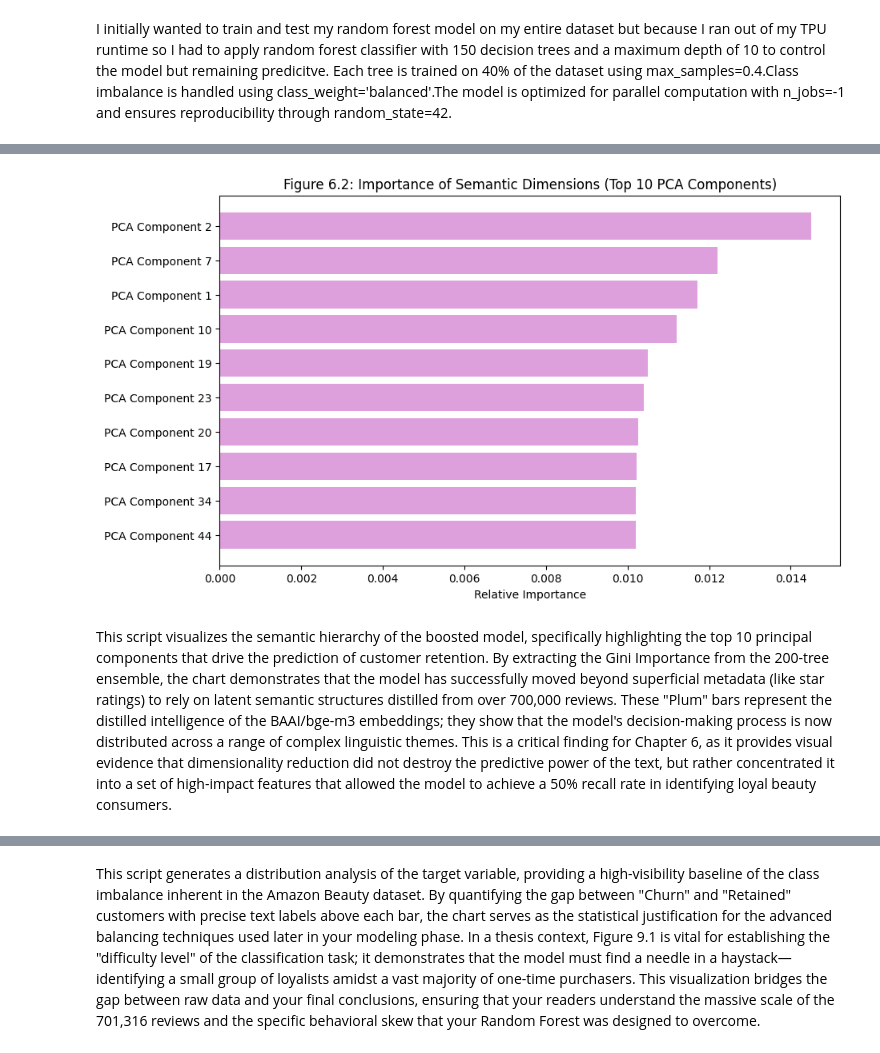
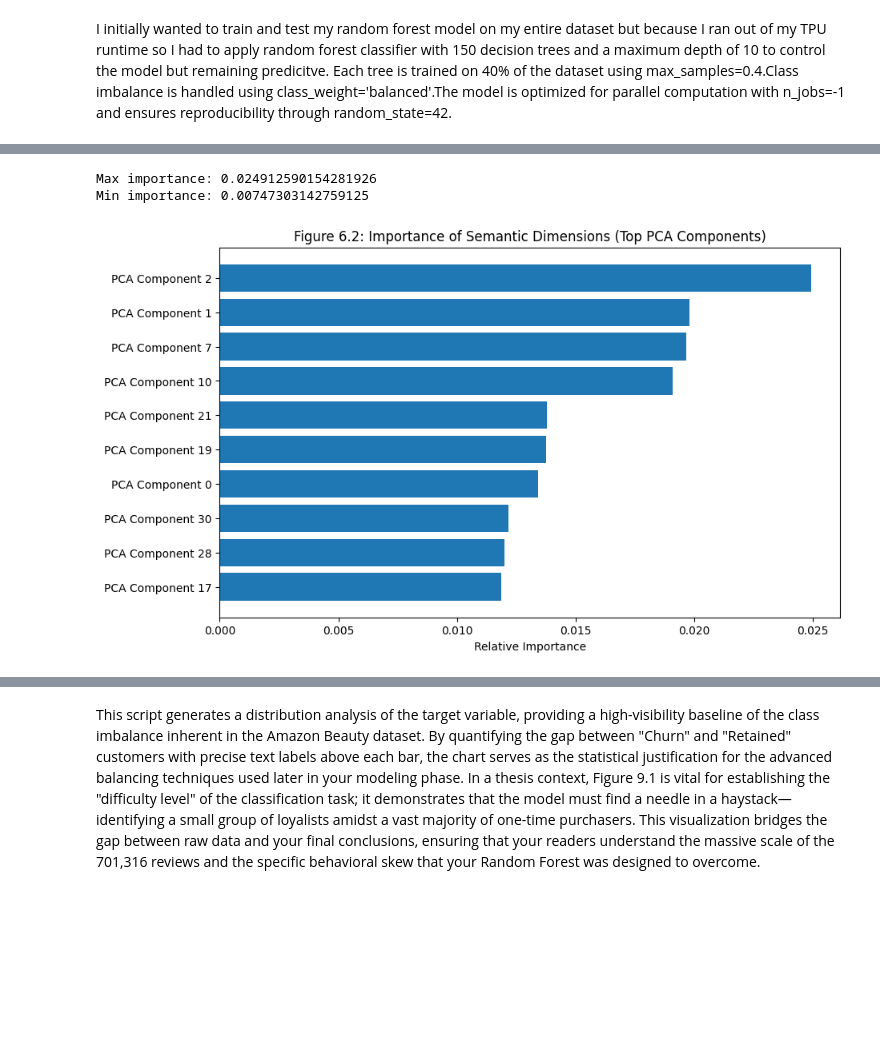
Before and after one commit to yourfavkomal/my-thesis, a Jupyter notebook: thesis_1.ipynb, the cells around one changed output, grey strips where cells are left out. Drawn from its saved outputs; the diff is of its cells as text; code cells hidden in the pictures; blank space fills up the shorter version.

```diff
--- a/thesis_1.ipynb
+++ b/thesis_1.ipynb
@@ -468,21 +502,38 @@ This result represents a successful optimization of the model's sensitivity, eff
 # %%
 import numpy as np
 import matplotlib.pyplot as plt
 
-# Get feature importance from the boosted model
-importances = rf_boosted.feature_importances_
-indices = np.argsort(importances)[-10:] # Top 10 PCA components
+# ALWAYS use the correct trained model
+importances = rf_model.feature_importances_
+
+# Safety check (VERY IMPORTANT)
+print("Max importance:", np.max(importances))
+print("Min importance:", np.min(importances))
+
+# Top 10 features
+indices = np.argsort(importances)[-10:]
 
 plt.figure(figsize=(10, 6))
-plt.title("Figure 6.2: Importance of Semantic Dimensions (Top 10 PCA Components)")
-plt.barh(range(len(indices)), importances[indices], color='plum', align='center')
-plt.yticks(range(len(indices)), [f'PCA Component {i}' for i in indices])
-plt.xlabel('Relative Importance')
+
+plt.title("Figure 6.2: Importance of Semantic Dimensions (Top PCA Components)")
+
+plt.barh(
+    range(len(indices)),
+    importances[indices],
+    align='center'
+)
+
+plt.yticks(
+    range(len(indices)),
+    [f'PCA Component {i}' for i in indices]
+)
+
+plt.xlabel("Relative Importance")
 plt.show()
 # %% [output]
+Max importance: 0.024912590154281926
+Min importance: 0.00747303142759125
-[figure, old version]
+[figure, new version]
-# %% [markdown]
-This script visualizes the semantic hierarchy of the boosted model, specifically highlighting the top 10 principal components that drive the prediction of customer retention. By extracting the Gini Importance from the 200-tree ensemble, the chart demonstrates that the model has successfully moved beyond superficial metadata (like star ratings) to rely on latent semantic structures distilled from over 700,000 reviews. These "Plum" bars represent the distilled intelligence of the BAAI/bge-m3 embeddings; they show that the model's decision-making process is now distributed across a range of complex linguistic themes. This is a critical finding for Chapter 6, as it provides visual evidence that dimensionality reduction did not destroy the predictive power of the text, but rather concentrated it into a set of high-impact features that allowed the model to achieve a 50% recall rate in identifying loyal beauty consumers.
 # %%
 import matplotlib.pyplot as plt
 import seaborn as sns
```
Also changed, not shown: parts of 23 cells of this notebook.
